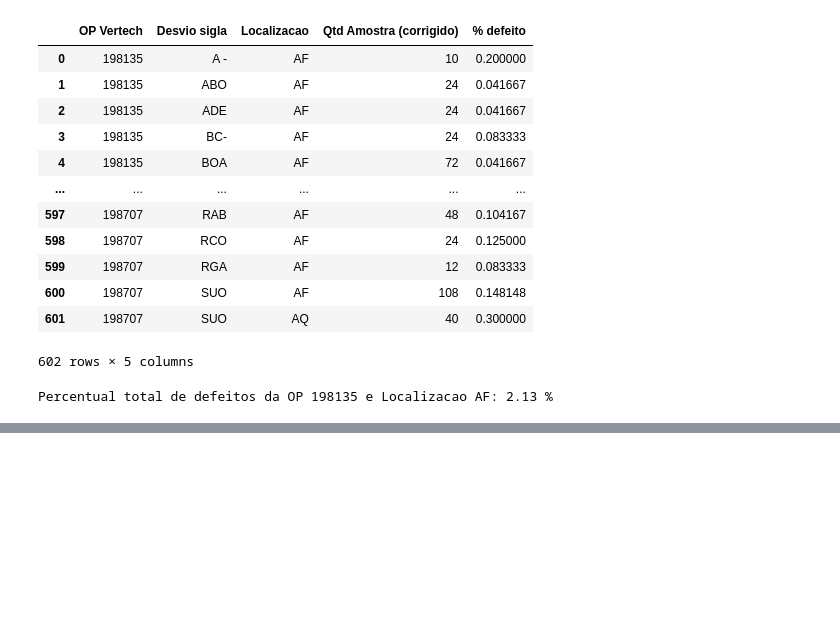
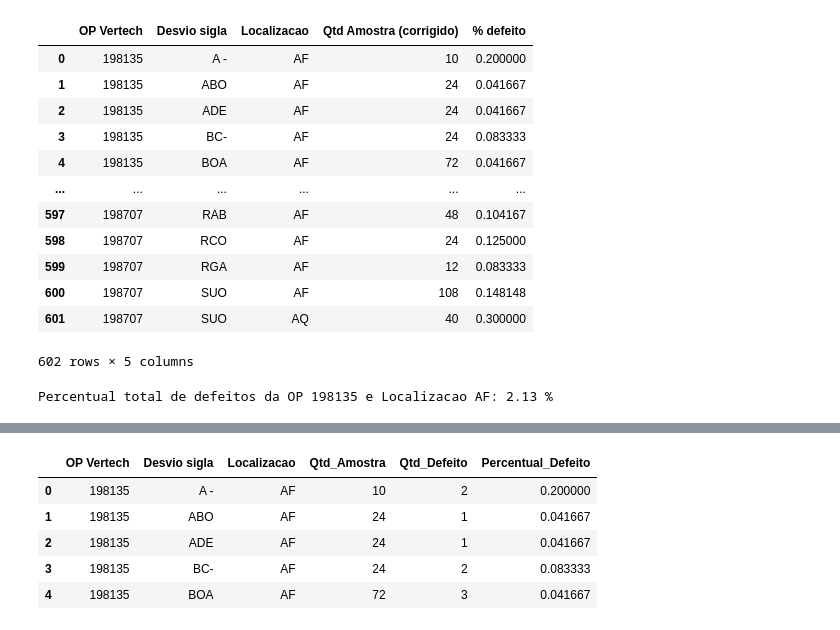
Before and after one commit to lucasz-g/aut-producao-wheaton, a Jupyter notebook: analytics/notebooks/004_defects.ipynb, the cells around one changed output, grey strips where cells are left out. Drawn from its saved outputs; the diff is of its cells as text; code cells hidden in the pictures; blank space fills up the shorter version.

```diff
--- a/analytics/notebooks/004_defects.ipynb
+++ b/analytics/notebooks/004_defects.ipynb
@@ -467,0 +970,87 @@ for op_vertech, df_op in df_plot_AF.groupby(
+# %%
+# Cria a base utilizada na comparação entre AQ e AF
+base_aq_af = df_diario.copy()
+
+# Padroniza as colunas de texto
+for coluna in [
+    "OP Vertech",
+    "Desvio sigla",
+    "Localizacao",
+]:
+    base_aq_af[coluna] = (
+        base_aq_af[coluna]
+        .astype("string")
+        .str.strip()
+    )
+
+base_aq_af["Localizacao"] = (
+    base_aq_af["Localizacao"]
+    .str.upper()
+)
+
+# Garante que as quantidades sejam numéricas
+for coluna in [
+    "Qtd Amostra (corrigido)",
+    "Qtd Defeito",
+]:
+    base_aq_af[coluna] = pd.to_numeric(
+        base_aq_af[coluna],
+        errors="coerce",
+    )
+
+# Mantém apenas AQ e AF
+base_aq_af = (
+    base_aq_af[
+        base_aq_af["Localizacao"].isin(
+            ["AQ", "AF"]
+        )
+    ]
+    .dropna(
+        subset=[
+            "OP Vertech",
+            "Desvio sigla",
+        ]
+    )
+    .copy()
+)
+
+# Consolida os valores por OP, desvio e localização
+resumo_aq_af = (
+    base_aq_af
+    .groupby(
+        [
+            "OP Vertech",
+            "Desvio sigla",
+            "Localizacao",
+        ],
+        as_index=False,
+        observed=True,
+    )
+    .agg(
+        Qtd_Amostra=(
+            "Qtd Amostra (corrigido)",
+            "sum",
+        ),
+        Qtd_Defeito=(
+            "Qtd Defeito",
+            "sum",
+        ),
+    )
+)
+
+# Calcula o percentual consolidado de defeitos
+resumo_aq_af["Percentual_Defeito"] = (
+    resumo_aq_af["Qtd_Defeito"]
+    / resumo_aq_af["Qtd_Amostra"].where(
+        resumo_aq_af["Qtd_Amostra"].gt(0)
+    )
+)
+
+display(resumo_aq_af.head())
+# %% [output]
+|  | OP Vertech | Desvio sigla | Localizacao | Qtd_Amostra | Qtd_Defeito | Percentual_Defeito |
+| 0 | 198135 | A - | AF | 10 | 2 | 0.200000 |
+| 1 | 198135 | ABO | AF | 24 | 1 | 0.041667 |
+| 2 | 198135 | ADE | AF | 24 | 1 | 0.041667 |
+| 3 | 198135 | BC- | AF | 24 | 2 | 0.083333 |
+| 4 | 198135 | BOA | AF | 72 | 3 | 0.041667 |
```
Also changed, not shown: parts of 20 cells of this notebook, 4 other files.
